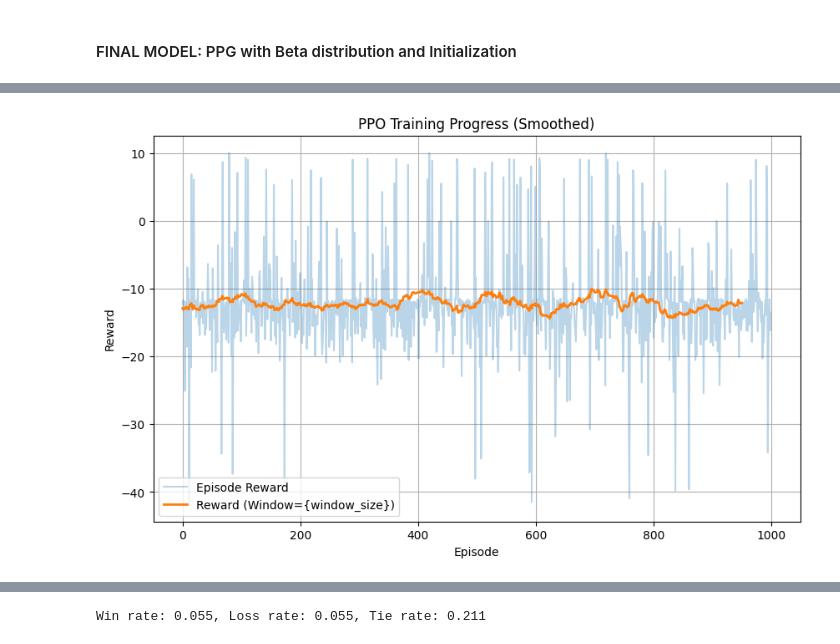
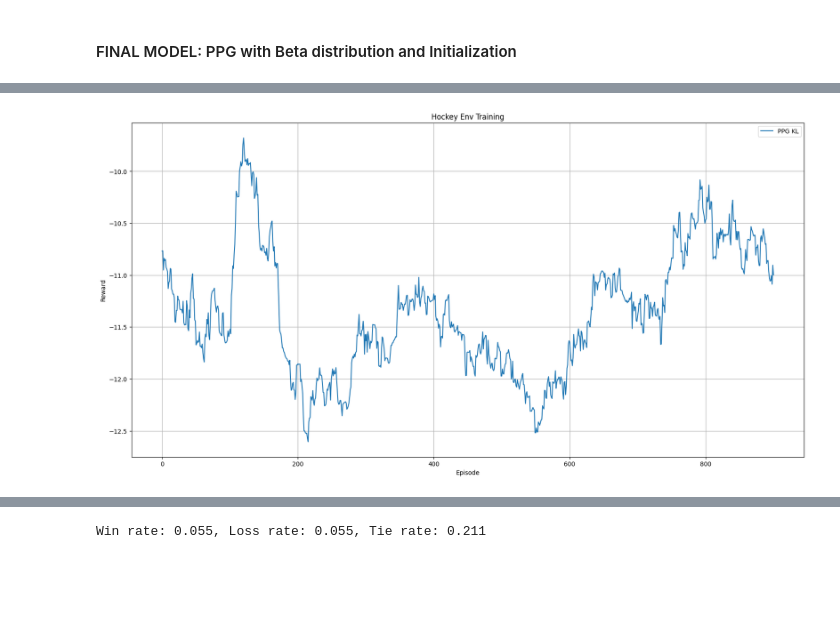
Before and after one commit to kimmizi/PuckAI, a Jupyter notebook: exp/Documentation_RL_Project.ipynb, the cells around one changed output, grey strips where cells are left out. Drawn from its saved outputs; the diff is of its cells as text; code cells hidden in the pictures; blank space fills up the shorter version.

```diff
--- a/exp/Documentation_RL_Project.ipynb
+++ b/exp/Documentation_RL_Project.ipynb
@@ -228,6 +250,7 @@ upd_tsteps = 100
 # rewards_vanilla_ppo = train_pendulum_ppo(env_pend, max_eps, max_tsteps, upd_tsteps, ppo_vanilla)
 # rewards_ppg = train_pendulum_ppg(env_pend, max_eps, max_tsteps, upd_tsteps, ppg)
 # rewards_ppg_imp = train_pendulum_ppg(env_pend, max_eps, max_tsteps, upd_tsteps, ppg_init)
-rewards_ppg_gae = train_pendulum_ppg(env_pend, max_eps, max_tsteps, upd_tsteps, ppg_GAE)
-rewards_ppg_kl = train_pendulum_ppg(env_pend, max_eps, max_tsteps, upd_tsteps, ppg_KL)
+# rewards_ppg_gae = train_pendulum_ppg(env_pend, max_eps, max_tsteps, upd_tsteps, ppg_GAE)
+# rewards_ppg_kl = train_pendulum_ppg(env_pend, max_eps, max_tsteps, upd_tsteps, ppg_KL)
+rewards_ppg = train_pendulum_ppg(env_pend, max_eps, max_tsteps, upd_tsteps, ppg)
 # %% [output]
@@ -322,11 +402,11 @@ ppg_KL = PPO(
     action_dim,
     n_latent_var_actor = 128,
     n_latent_var_critic = 128,
-    network_depth_actor = 1,
-    network_depth_critic = 1,
+    network_depth_actor = 2,
+    network_depth_critic = 2,
     has_continuous_action_space = True,
     action_std_init = 0.5,
-    lr = 0.003,
+    lr = 0.00003,
     betas = (0.9, 0.999),
     gamma = 0.99,
     K_epochs = 10,
@@ -342,19 +518,18 @@ def train_hockey_ppg(env, max_episodes, max_timesteps, update_timestep, aux_phas
     info_list = []
 
     for episode in range(max_episodes):
-        state, _ = env.reset()
-        state = state.flatten()
         done = False
         episode_reward = 0
 
         # Randomly choose weak or strong opponent
         env = h_env.HockeyEnv(mode = Mode.NORMAL)
-        o, info = env.reset()
+        state, _ = env.reset()
+        state = state.flatten()
         mode_random = random.choice([True, False])
         player2 = h_env.BasicOpponent(weak = mode_random)
         obs_agent2 = env.obs_agent_two()
 
-        for t in range(max_timesteps):
+        while not done:
             action = agent.policy_old.act(state, memory)
 
             action_opp = player2.act(obs_agent2)
@@ -376,8 +551,8 @@ def train_hockey_ppg(env, max_episodes, max_timesteps, update_timestep, aux_phas
         # Auxiliary phase: Train value function
         if episode % aux_phase_freq == 0:
             agent.auxiliary_phase(memory)
+            print(f"Episode {episode + 1}, Reward: {episode_reward}")
 
-        # Update PPO
         if episode % update_timestep == 0:
             agent.update(memory)
             memory.clear_memory()
@@ -385,7 +560,6 @@ def train_hockey_ppg(env, max_episodes, max_timesteps, update_timestep, aux_phas
         # Log episode results
         episode_rewards.append(episode_reward)
         info_list.append(info.get("winner", None))
-        print(f"Episode {episode + 1}, Reward: {episode_reward}")
 
         # if episode % checkpoint_freq == 0:
         #     ppo_agent.save_checkpoint(checkpoint_dir, episode)
@@ -398,5 +572,10 @@ max_tsteps = 500
 upd_tsteps = 500
 aux_phase = 50
 
-rewards_ppg_imp, info_ppg_imp, ppo_imp = train_hockey_ppg(env_hockey, max_eps, max_tsteps, upd_tsteps, aux_phase, ppg_KL)
+# rewards_ppo, info_ppo, ppo_vanilla = train_hockey_ppo(env_hockey, max_eps, max_tsteps, upd_tsteps, aux_phase, ppo_vanilla)
+# rewards_ppg, info_ppg, ppg = train_hockey_ppg(env_hockey, max_eps, max_tsteps, upd_tsteps, aux_phase, ppg)
+# rewards_ppg_gae, info_ppg_gae, ppg_GAE = train_hockey_ppg(env_hockey, max_eps, max_tsteps, upd_tsteps, aux_phase, ppg_GAE)
+# rewards_ppg_gae_b, info_ppg_gae_b, ppg_GAE_beta= train_hockey_ppg(env_hockey, max_eps, max_tsteps, upd_tsteps, aux_phase, ppg_GAE_beta)
+rewards_ppg_kl_kl, info_ppg_kl_kl, ppg_KL = train_hockey_ppg(env_hockey, max_eps, max_tsteps, upd_tsteps, aux_phase, ppg_KL)
+# rewards_ppg_kl_beta, info_ppg_kl_beta, ppg_KL_beta = train_hockey_ppg(env_hockey, max_eps, max_tsteps, upd_tsteps, aux_phase, ppg_KL_beta)
 # %% [output]
@@ -420,19 +586,23 @@ Episode 1000, Reward: -13.625199132632634
 # %%
 # Plot results
 def moving_average(data, window_size):
     """Compute the moving average of a list."""
     return np.convolve(data, np.ones(window_size) / window_size, mode = "valid")
 
-wind_size = 50
+wind_size = 100
 
-plt.figure(figsize = (10, 6))
-plt.plot(rewards_ppg_imp, label = "Episode Reward", alpha = 0.3)
-plt.plot(moving_average(rewards_ppg_imp, wind_size),  label = "Reward (Window={window_size})", linewidth = 2)
+plt.figure(figsize = (20, 10))
+# plt.plot(moving_average(rewards_ppo, wind_size), label = "PPO Vanilla")
+# plt.plot(moving_average(rewards_ppg, wind_size), label = "PPG")
+# plt.plot(moving_average(rewards_ppg_gae, wind_size), label = "PPG GAE")
+plt.plot(moving_average(rewards_ppg_kl, wind_size), label = "PPG KL")
+plt.plot(moving_average(rewards_ppg_kl_kl, wind_size), label = "PPG KL")
+plt.legend()
 plt.xlabel("Episode")
 plt.ylabel("Reward")
-plt.title("PPO Training Progress (Smoothed)")
+plt.title("Hockey Env Training")
 plt.legend()
 plt.grid()
 plt.show()
 # %% [output]
-[figure, old version]
+[figure, new version]
```
Also changed, not shown: parts of 20 cells of this notebook, 10 other files.
